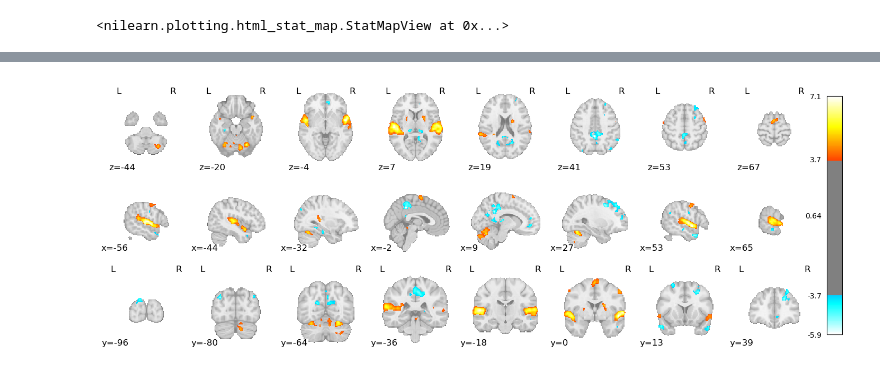
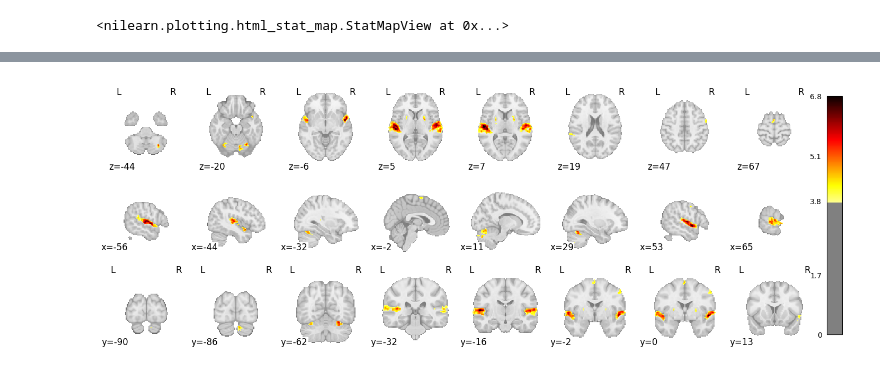
Before and after one commit to CIBIT-UC/brainplayback_task02, a Jupyter notebook: glm/group_maps_tables.ipynb, the cells around one changed output, grey strips where cells are left out. Saved outputs shown, nothing was run; the diff lists cells and outputs as text; code cells hidden in the pictures.

```diff
--- a/glm/group_maps_tables.ipynb
+++ b/glm/group_maps_tables.ipynb
@@ -49,7 +49,7 @@ def my_json_view_size(params):
     slices_height = 1.20 * slices_height
 
     # Get the final size of the viewer
-    width_view = 1200
+    width_view = 800
     ratio = slices_height / slices_width
     height_view = np.ceil(ratio * width_view)
 
@@ -65,11 +65,12 @@ clean_map_g, threshold_g = threshold_stats_img(
 )
 
 # threshold clean_map_g to only show positive values
-#clean_map_g = math_img("np.maximum(img, 0)", img=clean_map_g)
+clean_map_g = math_img("np.maximum(img, 0)", img=clean_map_g)
 
 # View map interactively
 plotting.view_img(clean_map_g,
-         threshold=threshold_g
+         threshold=threshold_g,
+         symmetric_cmap=False,
         )
 # %% [output]
 <nilearn.plotting.html_stat_map.StatMapView at 0x...>
@@ -76,21 +85,22 @@ plotting.view_img(clean_map_g,
 # %%
 # beautiful mosaic figure
 plotting.plot_stat_map(
     clean_map_g,
     threshold=threshold_g,
     display_mode="mosaic",
     cut_coords=8,
     colorbar=True,
     figure=plt.figure(figsize=(14, 5)),
     symmetric_cbar=False,
+    cmap='cold_white_hot',
 )
 
 # Save the thresholded map figure
 fig_file = os.path.join(group_fig_dir,
                         f'mosaic_stat-z_con-{contrasts_renamed[c_idx]}_{hc}-{alpha}_k-{ct}.png')
 plt.savefig(fig_file, bbox_inches='tight')
 # %% [output]
-[figure, old version]
+[figure, new version]
 # %%
 # Cluster table
 table_g,cluster_map_g = get_clusters_table(z_map_g, threshold_g, ct,
```
Also changed, not shown: parts of 3 cells of this notebook, 9 other files.
